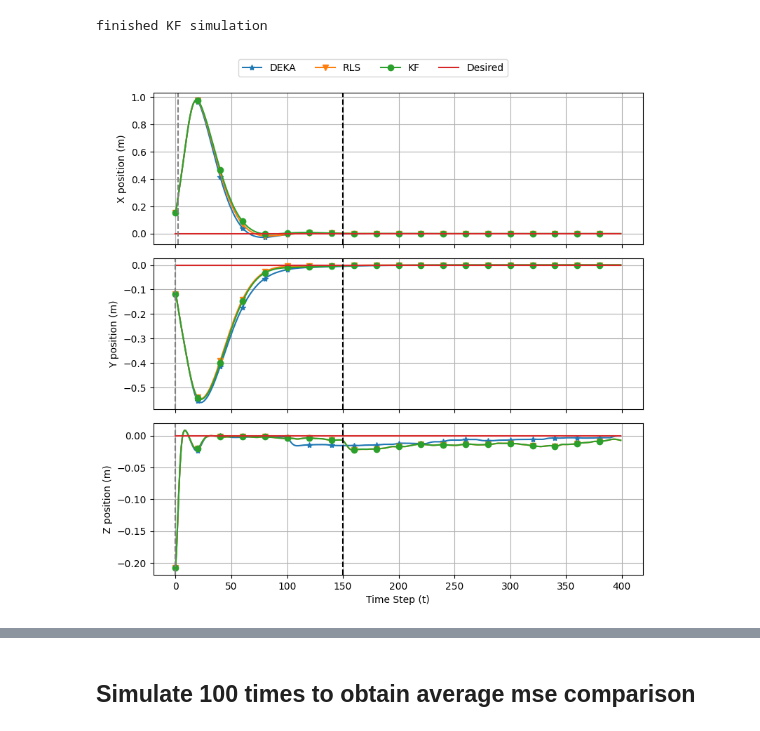
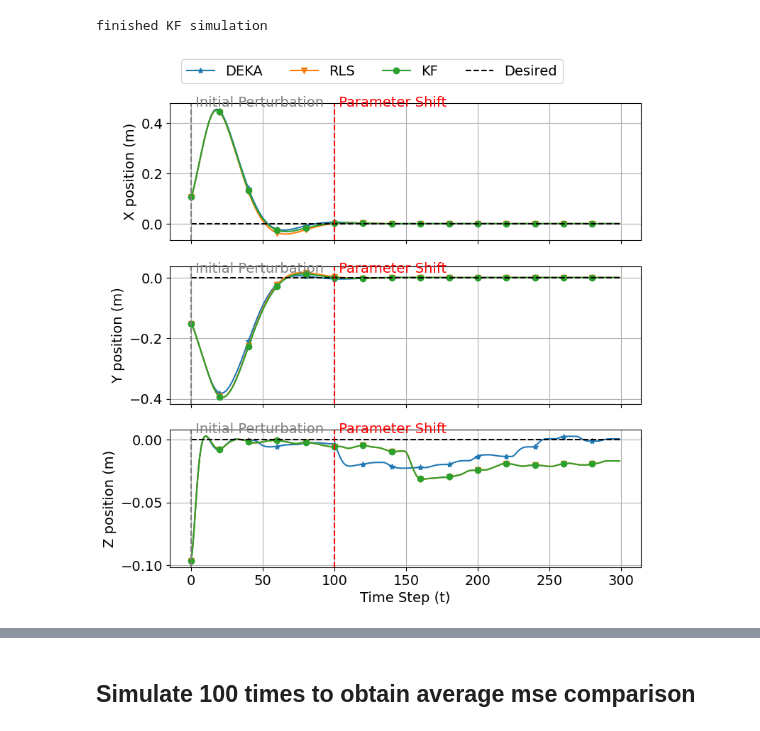
Before and after one commit to ChrisSha0104/Online-Parameter-Estimation-Using-the-Kaczmarz-Method, a Jupyter notebook: python/robot_plot.ipynb, the cells around one changed output, grey strips where cells are left out. Drawn from its saved outputs; the diff is of its cells as text; code cells hidden in the pictures.

```diff
--- a/python/robot_plot.ipynb
+++ b/python/robot_plot.ipynb
@@ -6,7 +6,7 @@ import importlib
 # %%
 param_est = OnlineParamEst()
 # 1) Run both simulations
-x_deka, u_deka, theta_deka, theta_hat_deka = param_est.simulate_quadrotor_hover_with_DEKA(NSIM=400)
+x_deka, u_deka, theta_deka, theta_hat_deka = param_est.simulate_quadrotor_hover_with_DEKA(NSIM=300)
 print("finished DEKA simulation")
 # %% [output]
 step 5
@@ -27,23 +27,23 @@ theta_hat [3.6005454899e-02 1.6600000000e-05 8.3000000000e-07 7.2000000000e-07
 
 finished DEKA simulation
 # %%
-x_rls,  u_rls,  theta_rls,  theta_hat_rls  = param_est.simulate_quadrotor_hover_with_RLS(NSIM=400)
+x_rls,  u_rls,  theta_rls,  theta_hat_rls  = param_est.simulate_quadrotor_hover_with_RLS(NSIM=300)
 print("finished RLS simulation")
 # %% [output]
 finished RLS simulation
 # %%
-Q = 1e-3 * np.eye(7)
-R = 1e-3 * np.eye(6*10)
-x_kf,  u_kf,  theta_kf,  theta_hat_kf  = param_est.simulate_quadrotor_hover_with_KF(NSIM=400, Q_noise=Q, R_noise=R)
+Q = 1e-5 * np.eye(7)
+R = 1e-5 * np.eye(6*10)
+x_kf,  u_kf,  theta_kf,  theta_hat_kf  = param_est.simulate_quadrotor_hover_with_KF(NSIM=300, Q_noise=Q, R_noise=R)
 print("finished KF simulation")
 # x_mpc,  u_mpc,  theta_mpc,  theta_hat_mpc  = param_est.simulate_quadrotor_hover_with_no_estimation()
 # print("finished naive mpc simulation")
 
-t = np.arange(400)  # time steps 0..N-1
+t = np.arange(300)  # time steps 0..N-1
 # %% [output]
 finished KF simulation
 # %%
-t = np.arange(400)  # time steps 0..N-1
+t = np.arange(300)  # time steps 0..N-1
 
 x_pos_deka  = [row[0] for row in x_deka]
 x_pos_rls   = [row[0] for row in x_rls]
@@ -66,50 +66,80 @@ z_pos_kf   = [row[2] for row in x_kf]
 hov_des = np.linspace(0,0,200)
 
 theta_hat_deka_array = np.array(theta_hat_deka)
 theta_deka_array = np.array(theta_deka)
 theta_hat_rls_array = np.array(theta_hat_rls)
 theta_rls_array = np.array(theta_rls)
 theta_hat_ekf_array = np.array(theta_hat_kf)
 theta_ekf_array = np.array(theta_kf)
 
 hov_des = np.zeros_like(x_pos_deka)
+import numpy as np
+import matplotlib.pyplot as plt
+
+# Create one figure with three subplots (stacked vertically)
 fig, axs = plt.subplots(3, 1, figsize=(8, 8), sharex=True)
-axs[0].plot(t, x_pos_deka,  marker = "*", markevery = 20,label='DEKA')
-axs[0].plot(t, x_pos_rls,  marker = "v",markevery = 20,label='RLS')
-axs[0].plot(t, x_pos_kf, marker="o", markevery = 20, label='KF')
-axs[0].plot(t, hov_des, label='Desired')
-axs[0].axvline(x=150, color='k', linestyle='--', label='Parameter Shift')
-axs[0].axvline(x=2, color='grey', linestyle='--', label='Initial Perturbation')
+
+# Define colors for better distinction
+colors = {
+    'deka': 'tab:blue',
+    'rls': 'tab:orange',
+    'kf': 'tab:green',
+    'desired': 'black',
+    'parameter_shift': 'red',
+    'initial_perturbation': 'gray'
+}
+
+# X position
+axs[0].plot(t, x_pos_deka, marker="*", markevery=20, color=colors['deka'], label='DEKA')
+axs[0].plot(t, x_pos_rls, marker="v", markevery=20, color=colors['rls'], label='RLS')
+axs[0].plot(t, x_pos_kf, marker="o", markevery=20, color=colors['kf'], label='KF')
+axs[0].plot(t, hov_des, color=colors['desired'], linestyle='--', label='Desired')
+
+axs[0].axvline(x=100, color=colors['parameter_shift'], linestyle='--', label='Parameter Shift')
+axs[0].axvline(x=0, color=colors['initial_perturbation'], linestyle='--', label='Initial Perturbation')
+
+# Add vertical line labels
+axs[0].text(100, max(x_pos_deka), ' Parameter Shift', color=colors['parameter_shift'], verticalalignment='bottom')
+axs[0].text(0, max(x_pos_deka), ' Initial Perturbation', color=colors['initial_perturbation'], verticalalignment='bottom')
 
 axs[0].set_ylabel('X position (m)')
 axs[0].grid(True)
 
 # Y position
-axs[1].plot(t, y_pos_deka, marker = "*",markevery = 20)
-axs[1].plot(t, y_pos_rls,  marker = "v",markevery = 20)
-axs[1].plot(t, y_pos_kf,  marker = "o",markevery = 20)
-axs[1].plot(t, hov_des)
-axs[1].axvline(x=150, color='k', linestyle='--', label='Parameter Shift')
-axs[1].axvline(x=0, color='grey', linestyle='--', label='Initial Perturbation')
+axs[1].plot(t, y_pos_deka, marker="*", markevery=20, color=colors['deka'])
+axs[1].plot(t, y_pos_rls, marker="v", markevery=20, color=colors['rls'])
+axs[1].plot(t, y_pos_kf, marker="o", markevery=20, color=colors['kf'])
+axs[1].plot(t, hov_des, color=colors['desired'], linestyle='--')
+
+axs[1].axvline(x=100, color=colors['parameter_shift'], linestyle='--')
+axs[1].axvline(x=0, color=colors['initial_perturbation'], linestyle='--')
+
+axs[1].text(100, max(y_pos_deka), ' Parameter Shift', color=colors['parameter_shift'], verticalalignment='bottom')
+axs[1].text(0, max(y_pos_deka), ' Initial Perturbation', color=colors['initial_perturbation'], verticalalignment='bottom')
+
 axs[1].set_ylabel('Y position (m)')
 axs[1].grid(True)
 
 # Z position
-axs[2].plot(t, z_pos_deka, marker = "*",markevery = 20)
-axs[2].plot(t, z_pos_rls,  marker = "v",markevery = 20)
-axs[2].plot(t, z_pos_kf,  marker = "o",markevery = 20)
-axs[2].plot(t, hov_des)
-axs[2].axvline(x=150, color='k', linestyle='--', label='Parameter Shift')
-axs[2].axvline(x=0, color='grey', linestyle='--', label='Initial Perturbation')
+axs[2].plot(t, z_pos_deka, marker="*", markevery=20, color=colors['deka'])
+axs[2].plot(t, z_pos_rls, marker="v", markevery=20, color=colors['rls'])
+axs[2].plot(t, z_pos_kf, marker="o", markevery=20, color=colors['kf'])
+axs[2].plot(t, hov_des, color=colors['desired'], linestyle='--')
+
+axs[2].axvline(x=100, color=colors['parameter_shift'], linestyle='--')
+axs[2].axvline(x=0, color=colors['initial_perturbation'], linestyle='--')
+
+axs[2].text(100, max(z_pos_deka), ' Parameter Shift', color=colors['parameter_shift'], verticalalignment='bottom')
+axs[2].text(0, max(z_pos_deka), ' Initial Perturbation', color=colors['initial_perturbation'], verticalalignment='bottom')
+
 axs[2].set_xlabel('Time Step (t)')
 axs[2].set_ylabel('Z position (m)')
 axs[2].grid(True)
 
 # Create a single legend outside the subplots
 fig.legend(['DEKA', 'RLS', 'KF', 'Desired'], loc='upper center', ncol=4, bbox_to_anchor=(0.5, 1.0))
 
-# fig.suptitle('Position Tracking')
 plt.tight_layout(rect=[0, 0, 1, 0.95])  # Adjust layout to fit the legend
 plt.show()
 # %% [output]
-[figure, old version]
+[figure, new version]
```
Also changed, not shown: parts of 8 cells of this notebook, 2 other files.
